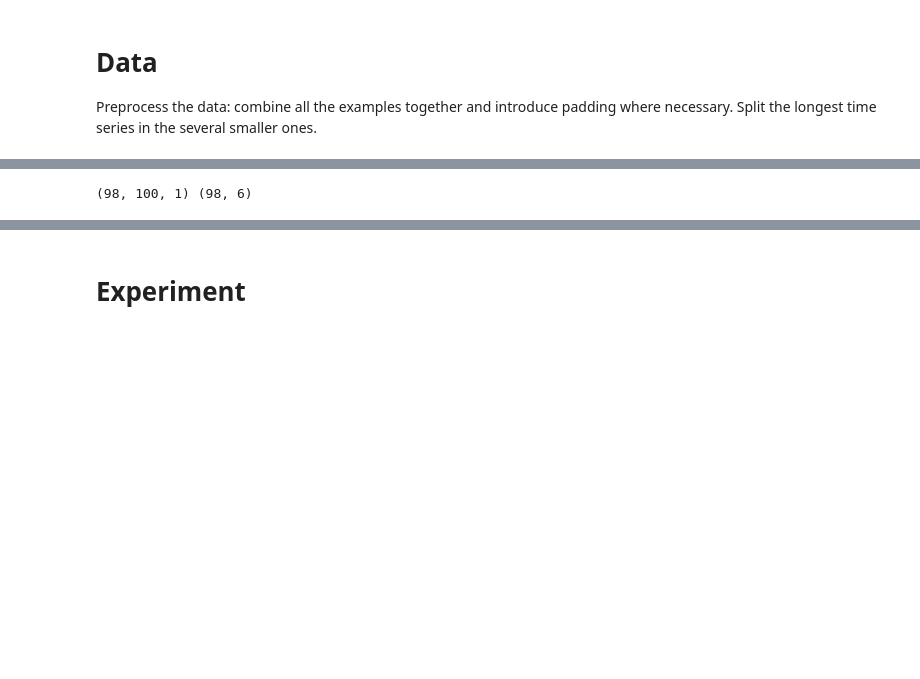
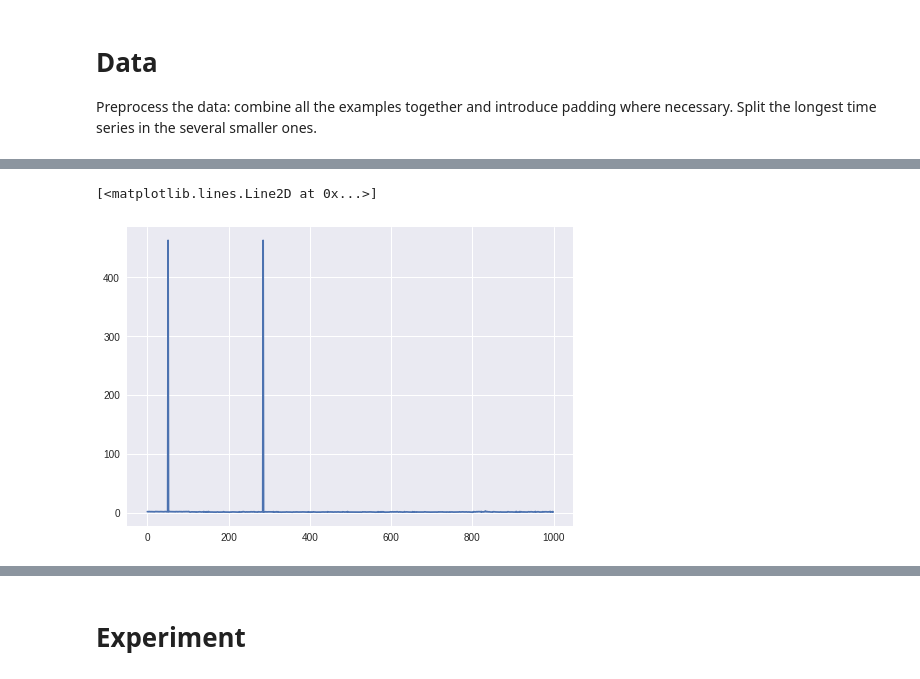
Before and after one commit to iegorval/neural_nets, a Jupyter notebook: Robot.ipynb, the cells around one changed output, grey strips where cells are left out. Drawn from its saved outputs; the diff is of its cells as text; code cells hidden in the pictures; blank space fills up the shorter version.

```diff
--- a/Robot.ipynb
+++ b/Robot.ipynb
@@ -106,7 +144,7 @@ Preprocess the data: combine all the examples together and introduce padding whe
 max_length = 1000
 long_dfs = [i for i in range(len(list_df)) if list_df[i][0].shape[0] > max_length]
 list_df_cut = list(list_df)
-max_examples = 25 #75
+max_examples = 30 #75
 examples_categories = {0: 0, 1: 0, 2: 0, 3: 0, 4: 0, 5: 0}
 for i in reversed(long_dfs):
   df = list_df_cut[i][0]
@@ -126,2 +162,7 @@ currents_no_labels = [currents[0] for currents in currents_long]
+# %%
+plt.plot(currents_no_labels[0])
+# %% [output]
+[<matplotlib.lines.Line2D at 0x...>]
+[figure, added]
 # %%
 # Skip some timesteps
@@ -144,4 +184,0 @@ train_y_labels = [from_one_hot(one_hot) for one_hot in train_y]
-# %%
-print(train_x.shape, train_y.shape)
-# %% [output]
-(98, 100, 1) (98, 6)
```
Also changed, not shown: parts of 21 cells of this notebook.
